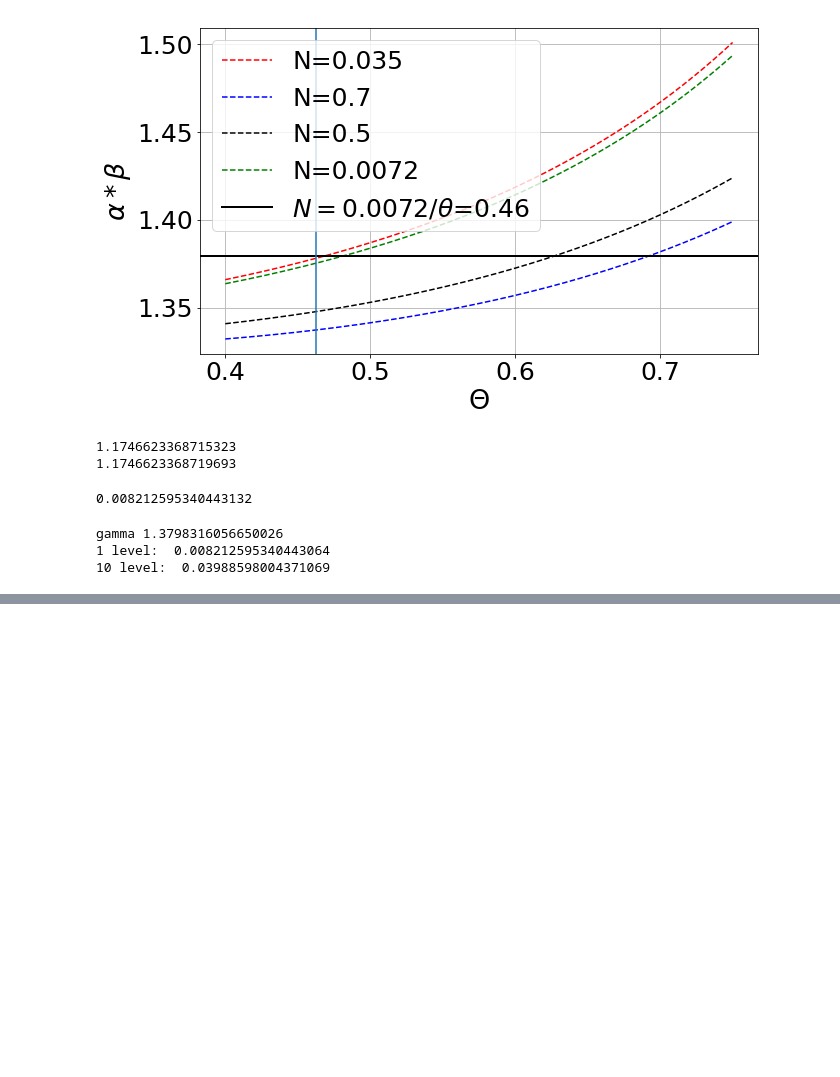
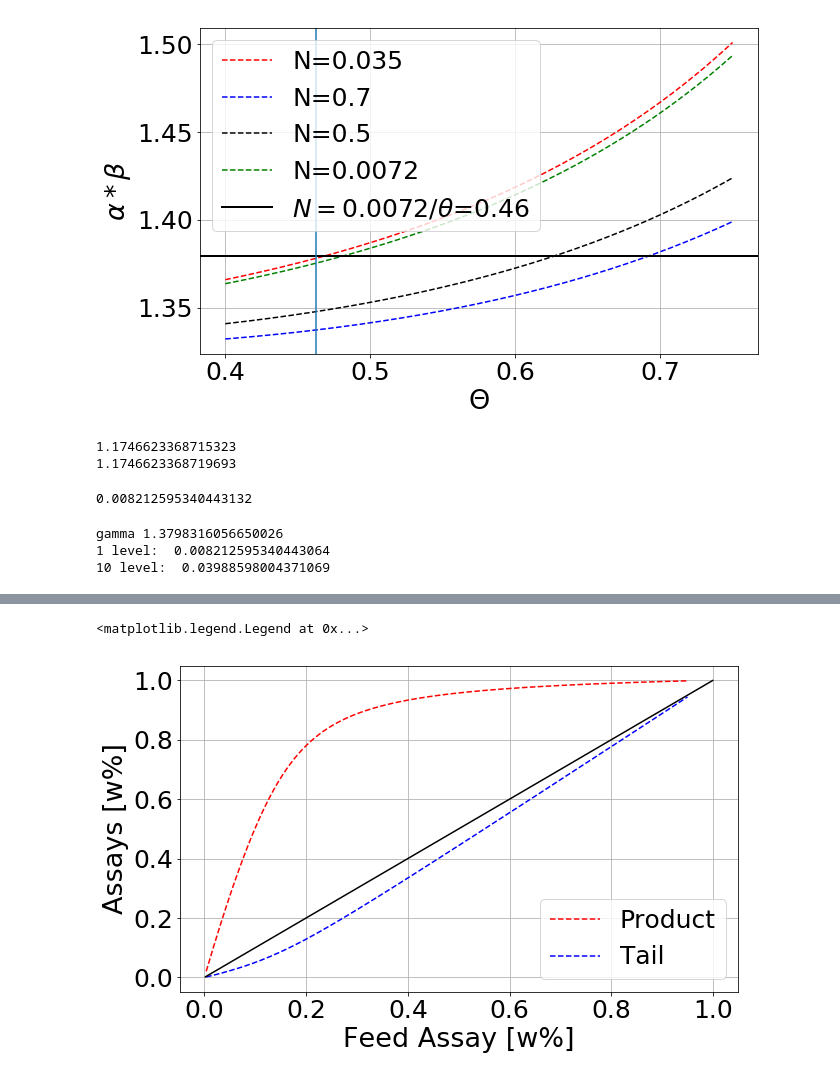
Before and after one commit to stompsjo/enrich_calcs, a Jupyter notebook: deltaU_theta.ipynb, the cells around one changed output, grey strips where cells are left out. Drawn from its saved outputs; the diff is of its cells as text; code cells hidden in the pictures; blank space fills up the shorter version.

```diff
--- a/deltaU_theta.ipynb
+++ b/deltaU_theta.ipynb
@@ -327,0 +373,23 @@ Populating the interactive namespace from numpy and matplotlib
+# %%
+model_2 = np.loadtxt("model_2.dat")
+feed_assay = [v[0] for v in model_2]
+product_assay_2 = [v[1] for v in model_2]
+tail_assay_2 = [v[2] for v in model_2]
+t = np.arange(0.002, 1, 0.001)
+
+
+plt.grid()
+plt.plot(feed_assay, product_assay_2, 'r--', label='Product')
+plt.plot(feed_assay, tail_assay_2, 'b--', label='Tail')
+plt.plot(t, t, 'k')
+
+
+
+plt.ylabel("Assays [w%]")
+plt.xlabel("Feed Assay [w%]")
+
+
+plt.legend()
+# %% [output]
+<matplotlib.legend.Legend at 0x...>
+[figure, added]
```
Also changed, not shown: parts of 15 cells of this notebook, 7 other files.
